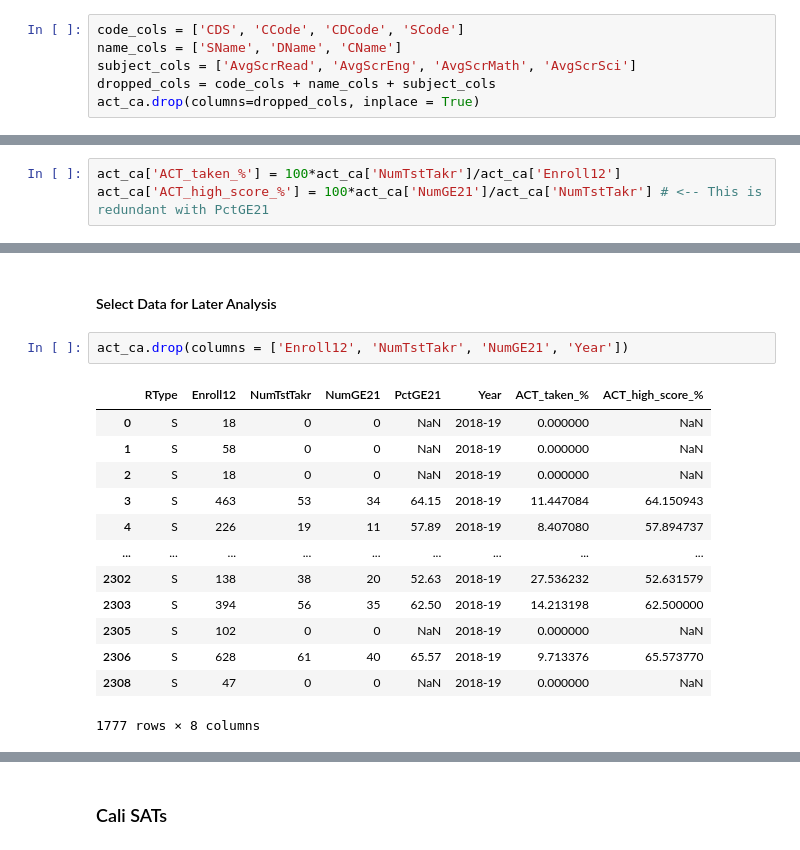
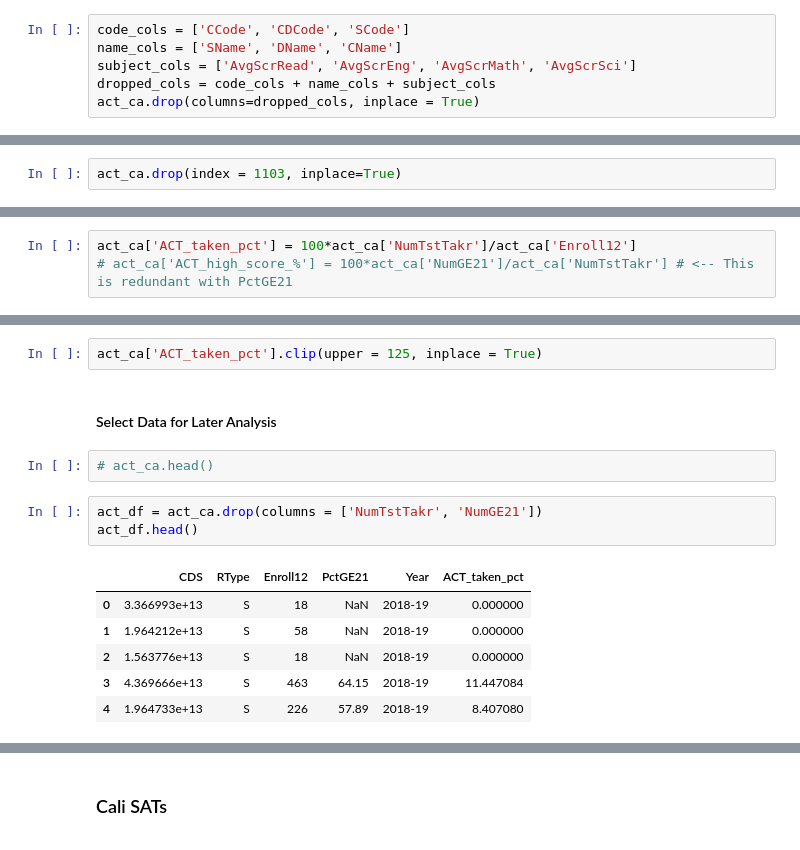
Before and after one commit to stevenlw-porpoise/California-Standardized-Testing-Analysis-Project, a Jupyter notebook: project1.ipynb, the cells around one changed output, grey strips where cells are left out. Drawn from its saved outputs; the diff is of its cells as text.

```diff
--- a/project1.ipynb
+++ b/project1.ipynb
@@ -93,6 +92,6 @@ Index(['CDS', 'CCode', 'CDCode', 'SCode', 'RType', 'SName', 'DName', 'CName',
       dtype='object')
 # %%
-code_cols = ['CDS', 'CCode', 'CDCode', 'SCode']
+code_cols = ['CCode', 'CDCode', 'SCode']
 name_cols = ['SName', 'DName', 'CName']
 subject_cols = ['AvgScrRead', 'AvgScrEng', 'AvgScrMath', 'AvgScrSci']
 dropped_cols = code_cols + name_cols + subject_cols
@@ -106,3 +116,5 @@ act_ca.loc[act_ca['NumGE21'].isna(), ['NumGE21']] = 0 # NaN means no students to
+# %%
+act_ca.drop(index = 1103, inplace=True)
 # %% [markdown]
 ##### Should we drop rows with no students taking test?
 These are wanted for particpation metrics but not wanted for performance metrics
@@ -207,5 +220,5 @@ For our purposes, we can measure the as follows:
 * perfomance by the percentage of test takers with a composite score above 21
 * participation by the percentage of enrollees who take the test
 # %%
-act_ca['ACT_taken_%'] = 100*act_ca['NumTstTakr']/act_ca['Enroll12']
-act_ca['ACT_high_score_%'] = 100*act_ca['NumGE21']/act_ca['NumTstTakr'] # <-- This is redundant with PctGE21
+act_ca['ACT_taken_pct'] = 100*act_ca['NumTstTakr']/act_ca['Enroll12']
+# act_ca['ACT_high_score_%'] = 100*act_ca['NumGE21']/act_ca['NumTstTakr'] # <-- This is redundant with PctGE21
@@ -212,18 +253,16 @@ act_ca['ACT_high_score_%'] = 100*act_ca['NumGE21']/act_ca['NumTstTakr'] # <-- Th
+# %%
+act_ca['ACT_taken_pct'].clip(upper = 125, inplace = True)
 # %% [markdown]
 #### Select Data for Later Analysis
+# %%
+# act_ca.head()
 # %%
-act_ca.drop(columns = ['Enroll12', 'NumTstTakr', 'NumGE21', 'Year'])
+act_df = act_ca.drop(columns = ['NumTstTakr', 'NumGE21'])
+act_df.head()
 # %% [output]
-|  | RType | Enroll12 | NumTstTakr | NumGE21 | PctGE21 | Year | ACT_taken_% | ACT_high_score_% |
-| 0 | S | 18 | 0 | 0 | NaN | 2018-19 | 0.000000 | NaN |
-| 1 | S | 58 | 0 | 0 | NaN | 2018-19 | 0.000000 | NaN |
-| 2 | S | 18 | 0 | 0 | NaN | 2018-19 | 0.000000 | NaN |
-| 3 | S | 463 | 53 | 34 | 64.15 | 2018-19 | 11.447084 | 64.150943 |
-| 4 | S | 226 | 19 | 11 | 57.89 | 2018-19 | 8.407080 | 57.894737 |
-| ... | ... | ... | ... | ... | ... | ... | ... | ... |
-| 2302 | S | 138 | 38 | 20 | 52.63 | 2018-19 | 27.536232 | 52.631579 |
-| 2303 | S | 394 | 56 | 35 | 62.50 | 2018-19 | 14.213198 | 62.500000 |
-| 2305 | S | 102 | 0 | 0 | NaN | 2018-19 | 0.000000 | NaN |
-| 2306 | S | 628 | 61 | 40 | 65.57 | 2018-19 | 9.713376 | 65.573770 |
-| 2308 | S | 47 | 0 | 0 | NaN | 2018-19 | 0.000000 | NaN |
+|  | CDS | RType | Enroll12 | PctGE21 | Year | ACT_taken_pct |
+| 0 | 3.366993e+13 | S | 18 | NaN | 2018-19 | 0.000000 |
+| 1 | 1.964212e+13 | S | 58 | NaN | 2018-19 | 0.000000 |
+| 2 | 1.563776e+13 | S | 18 | NaN | 2018-19 | 0.000000 |
+| 3 | 4.369666e+13 | S | 463 | 64.15 | 2018-19 | 11.447084 |
+| 4 | 1.964733e+13 | S | 226 | 57.89 | 2018-19 | 8.407080 |
-1777 rows × 8 columns
```
Also changed, not shown: parts of 22 cells of this notebook.
